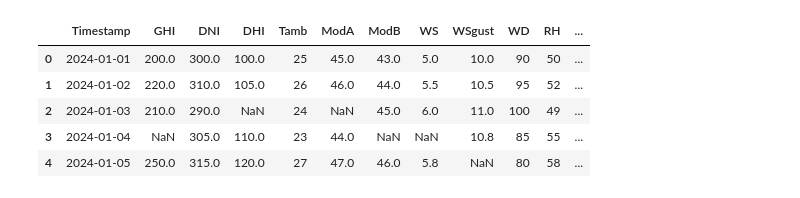
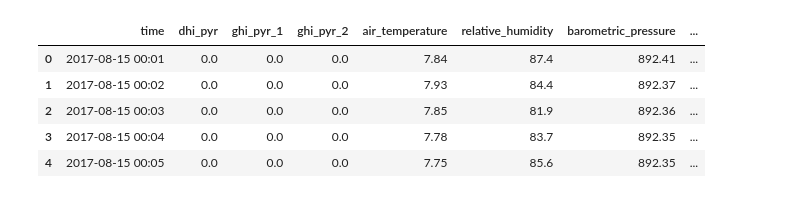
Before and after one commit to etsuamb/Week-0-tasks, a Jupyter notebook: notebooks/ethiopia_eda.ipynb, the cells around one changed output. Saved outputs shown, nothing was run; the diff lists cells and outputs as text; code cells hidden in the pictures.

```diff
--- a/notebooks/ethiopia_eda.ipynb
+++ b/notebooks/ethiopia_eda.ipynb
@@ -12,13 +11,17 @@ sns.set(style='whitegrid')
-# %%
-df = pd.read_csv("ethiopia.csv")
-df.head()
-# %% [output]
-|  | Timestamp | GHI | DNI | DHI | Tamb | ModA | ModB | WS | WSgust | WD | RH | ... |
-| 0 | 2024-01-01 | 200.0 | 300.0 | 100.0 | 25 | 45.0 | 43.0 | 5.0 | 10.0 | 90 | 50 | ... |
-| 1 | 2024-01-02 | 220.0 | 310.0 | 105.0 | 26 | 46.0 | 44.0 | 5.5 | 10.5 | 95 | 52 | ... |
-| 2 | 2024-01-03 | 210.0 | 290.0 | NaN | 24 | NaN | 45.0 | 6.0 | 11.0 | 100 | 49 | ... |
-| 3 | 2024-01-04 | NaN | 305.0 | 110.0 | 23 | 44.0 | NaN | NaN | 10.8 | 85 | 55 | ... |
-| 4 | 2024-01-05 | 250.0 | 315.0 | 120.0 | 27 | 47.0 | 46.0 | 5.8 | NaN | 80 | 58 | ... |
+# %%
+# Load CSV file
+import pandas as pd
+
+file_path = 'zambia.csv'
+df = pd.read_csv(file_path, low_memory=False)  # Disable chunked reading to avoid DtypeWarning
+df.head()
+# %% [output]
+|  | time | dhi_pyr | ghi_pyr_1 | ghi_pyr_2 | air_temperature | relative_humidity | barometric_pressure | ... |
+| 0 | 2017-08-15 00:01 | 0.0 | 0.0 | 0.0 | 7.84 | 87.4 | 892.41 | ... |
+| 1 | 2017-08-15 00:02 | 0.0 | 0.0 | 0.0 | 7.93 | 84.4 | 892.37 | ... |
+| 2 | 2017-08-15 00:03 | 0.0 | 0.0 | 0.0 | 7.85 | 81.9 | 892.36 | ... |
+| 3 | 2017-08-15 00:04 | 0.0 | 0.0 | 0.0 | 7.78 | 83.7 | 892.35 | ... |
+| 4 | 2017-08-15 00:05 | 0.0 | 0.0 | 0.0 | 7.75 | 85.6 | 892.35 | ... |
 # %%
 df.describe()
 # %% [output]
```
Also changed, not shown: parts of 29 cells of this notebook, 2 other files.
